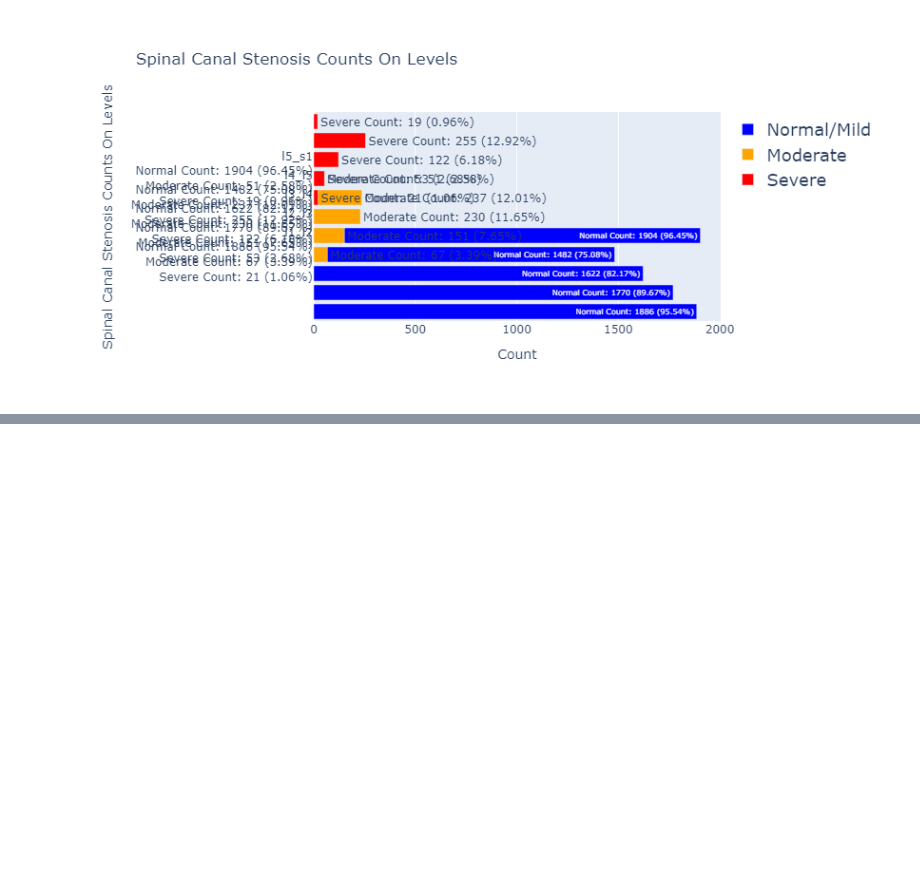
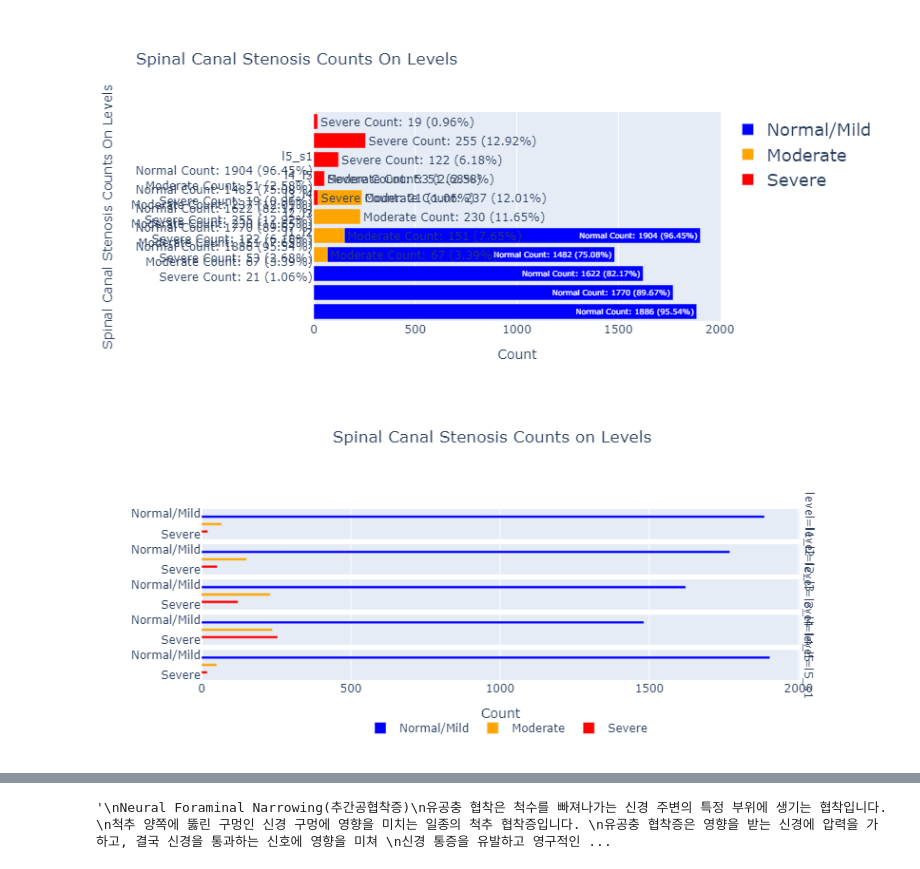
Before and after one commit to heejungdev00/MULICAMPUS_final_team1, a Jupyter notebook: choo/dataEDA.ipynb, the cells around one changed output, grey strips where cells are left out. Drawn from its saved outputs; the diff is of its cells as text; code cells hidden in the pictures; blank space fills up the shorter version.

```diff
--- a/choo/dataEDA.ipynb
+++ b/choo/dataEDA.ipynb
@@ -428,6 +428,48 @@ visualize_condition_counts(
 )
 # %% [output]
 [figure]
+# %%
+def visualize_counts(df, disease_name, plotly_title):
+    color_map = {
+    'Normal/Mild': 'blue',
+    'Moderate': 'orange',
+    'Severe': 'red'
+    }
+
+    # 막대 그래프 생성
+    fig = px.bar(
+        df, x='count', y=disease_name,
+        color=disease_name,  # 색상 기준을 spinal_canal_stenosis로 설정
+        facet_row='level',  # 각 level에 대해 가로로 정렬
+        color_discrete_map=color_map,  # `spinal_canal_stenosis`에 따라 색상 매핑
+        labels={'count':'Count', disease_name:''},
+        title=plotly_title
+    )
+
+    # 그래프 레이아웃 조정
+    fig.update_layout(barmode='group',
+                  legend=dict(
+                    orientation="h",  # 범례를 수평으로 배치
+                    yanchor="top",  # 범례의 기준을 상단에 맞춤
+                    y=-0.2,  # Y축 위치 조정 (그래프의 아래쪽)
+                    xanchor="center",  # 범례의 기준을 가운데에 맞춤
+                    x=0.5)  # X축 위치 조정 (그래프의 가운데)
+                  ,title={
+                    'x': 0.5,  # 제목을 그래프의 가로 중앙으로 설정
+                    'xanchor': 'center',  # 제목을 중앙에 맞춤
+                    'y': 0.95,  # 제목의 세로 위치 (그래프의 상단과 가까운 위치)
+                    'yanchor': 'top',  # 제목의 상단을 기준으로 설정
+                    'pad': {'b': 20}  # 제목과 그래프 사이의 거리 설정 (아래쪽 마진)
+                  },
+                  yaxis_title=''
+    )
+
+
+    fig.show()
+# %%
+visualize_counts(df_train_spinal_canal_stenosis_counts, 'spinal_canal_stenosis', 'Spinal Canal Stenosis Counts on Levels')
+# %% [output]
+[figure, added]
 # %%
 color_map = {
     'Normal/Mild': 'blue',
@@ -466,3 +511,27 @@ fig.update_layout(barmode='group',
 fig.show()
 # %% [output]
 [figure]
+# %%
+'''
+Neural Foraminal Narrowing(추간공협착증)
+유공충 협착은 척수를 빠져나가는 신경 주변의 특정 부위에 생기는 협착입니다.
+척추 양쪽에 뚫린 구멍인 신경 구멍에 영향을 미치는 일종의 척추 협착증입니다.
+유공충 협착증은 영향을 받는 신경에 압력을 가하고, 결국 신경을 통과하는 신호에 영향을 미쳐
+신경 통증을 유발하고 영구적인 신경 손상을 일으킬 수 있습니다.
+
+신경 구멍은 척추 신경이 척추를 빠져나와 몸의 다른 부분으로 뻗어 나가는 구멍입니다.
+구멍의 크기는 척추의 위치에 따라 다릅니다. 구멍 협착의 위치는 구멍의 종류를 결정합니다:
+
+경추(목) : 두 번째로 흔한 포르말린 협착 부위입니다
+흉추(상, 중등)
+요추(허리) : 요추 협착 부위 중 가장 흔한 부위입니다
+천골 척추 (허리와 골반이 훨씬 아래쪽)
+콕시겔라 척추 (꼬리뼈)
+유공충 협착은 특히 55세 이상에서 흔히 나타나며,
+나이가 들수록 발병 가능성이 높아집니다. 60세가 되면 요추에 적어도 40% 정도의 유공충 협착이 생기고,
+80세 이상에서는 약 75%까지 증가한다는 연구 결과도 있습니다.
+하지만 유공충 협착이 있는 사람은 심하더라도 대부분 자신이 가지고 있는 것을 인지하지 못하고 있습니다.
+유공충 협착이 심한 사람은 17.5%만 증상을 경험합니다.
+'''
+# %% [output]
+'\nNeural Foraminal Narrowing(추간공협착증)\n유공충 협착은 척수를 빠져나가는 신경 주변의 특정 부위에 생기는 협착입니다. \n척추 양쪽에 뚫린 구멍인 신경 구멍에 영향을 미치는 일종의 척추 협착증입니다. \n유공충 협착증은 영향을 받는 신경에 압력을 가하고, 결국 신경을 통과하는 신호에 영향을 미쳐 \n신경 통증을 유발하고 영구적인 ...
```
Also changed, not shown: parts of 109 cells of this notebook.
